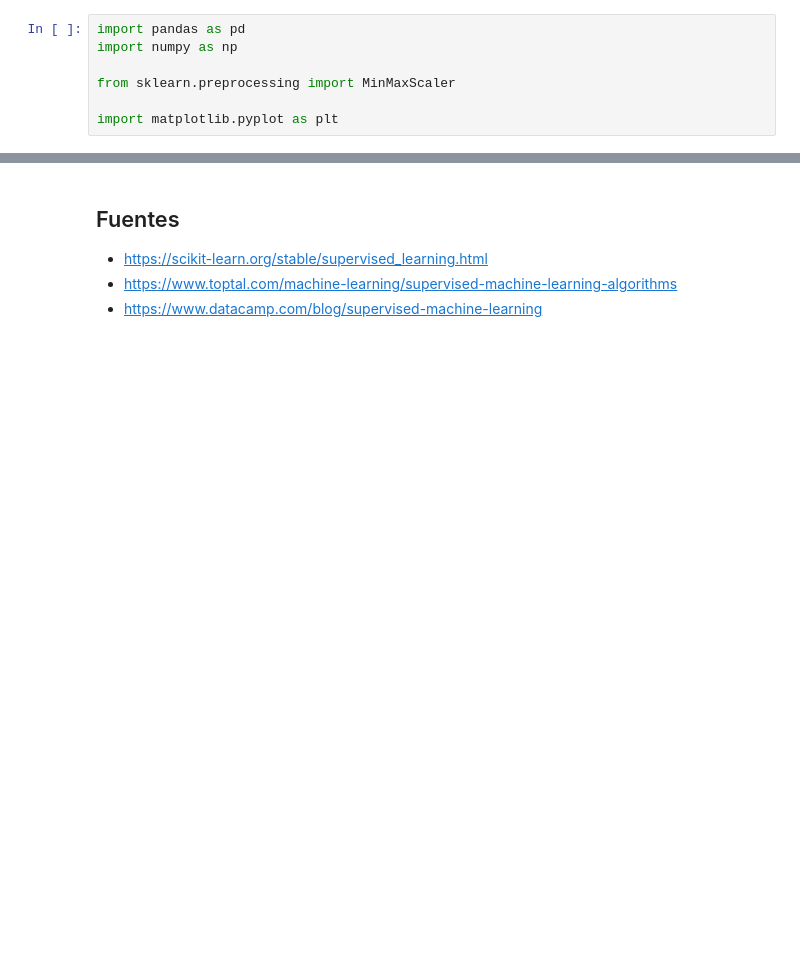
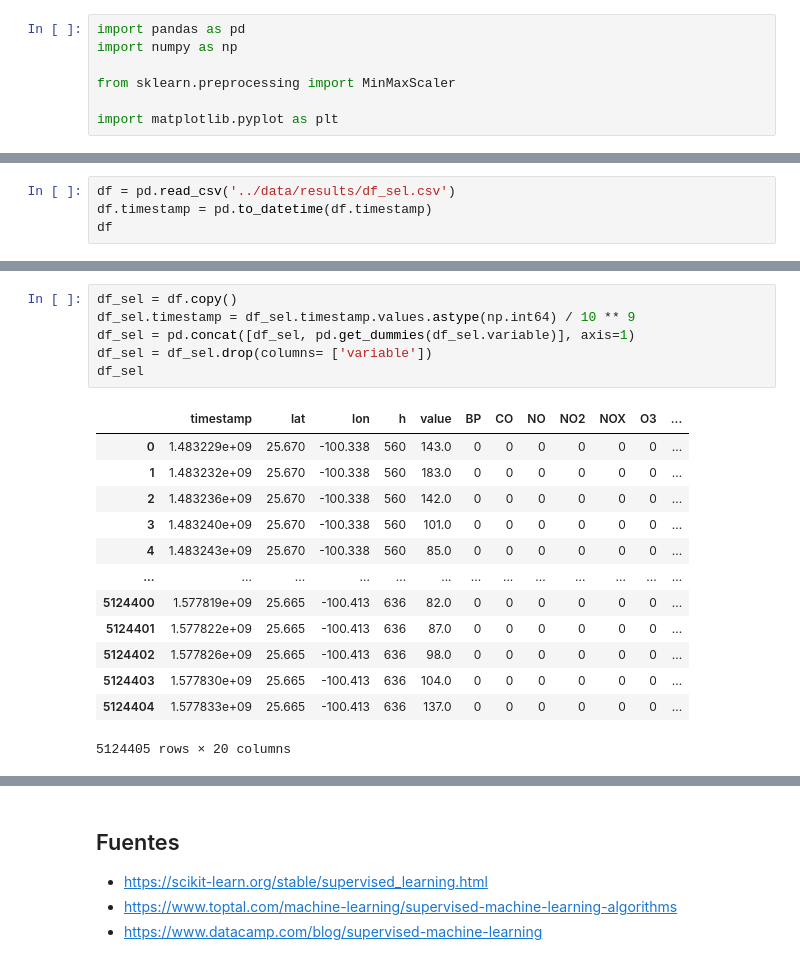
Before and after one commit to albertobenavides/aprendizaje_autom, a Jupyter notebook: caps/5_supervisado.ipynb, the cells around one changed output, grey strips where cells are left out. Saved outputs shown, nothing was run; the diff lists cells and outputs as text; blank space fills up the shorter version.

```diff
--- a/caps/5_supervisado.ipynb
+++ b/caps/5_supervisado.ipynb
@@ -114,0 +26,4 @@ reg.predict()
+# %%
+df = pd.read_csv('../data/results/df_sel.csv')
+df.timestamp = pd.to_datetime(df.timestamp)
+df
@@ -114,0 +44,20 @@ reg.predict()
+# %%
+df_sel = df.copy()
+df_sel.timestamp = df_sel.timestamp.values.astype(np.int64) / 10 ** 9
+df_sel = pd.concat([df_sel, pd.get_dummies(df_sel.variable)], axis=1)
+df_sel = df_sel.drop(columns= ['variable'])
+df_sel
+# %% [output]
+|  | timestamp | lat | lon | h | value | BP | CO | NO | NO2 | NOX | O3 | ... |
+| 0 | 1.483229e+09 | 25.670 | -100.338 | 560 | 143.0 | 0 | 0 | 0 | 0 | 0 | 0 | ... |
+| 1 | 1.483232e+09 | 25.670 | -100.338 | 560 | 183.0 | 0 | 0 | 0 | 0 | 0 | 0 | ... |
+| 2 | 1.483236e+09 | 25.670 | -100.338 | 560 | 142.0 | 0 | 0 | 0 | 0 | 0 | 0 | ... |
+| 3 | 1.483240e+09 | 25.670 | -100.338 | 560 | 101.0 | 0 | 0 | 0 | 0 | 0 | 0 | ... |
+| 4 | 1.483243e+09 | 25.670 | -100.338 | 560 | 85.0 | 0 | 0 | 0 | 0 | 0 | 0 | ... |
+| ... | ... | ... | ... | ... | ... | ... | ... | ... | ... | ... | ... | ... |
+| 5124400 | 1.577819e+09 | 25.665 | -100.413 | 636 | 82.0 | 0 | 0 | 0 | 0 | 0 | 0 | ... |
+| 5124401 | 1.577822e+09 | 25.665 | -100.413 | 636 | 87.0 | 0 | 0 | 0 | 0 | 0 | 0 | ... |
+| 5124402 | 1.577826e+09 | 25.665 | -100.413 | 636 | 98.0 | 0 | 0 | 0 | 0 | 0 | 0 | ... |
+| 5124403 | 1.577830e+09 | 25.665 | -100.413 | 636 | 104.0 | 0 | 0 | 0 | 0 | 0 | 0 | ... |
+| 5124404 | 1.577833e+09 | 25.665 | -100.413 | 636 | 137.0 | 0 | 0 | 0 | 0 | 0 | 0 | ... |
+5124405 rows × 20 columns
```
Also changed, not shown: parts of 58 cells of this notebook, 1 other file.
